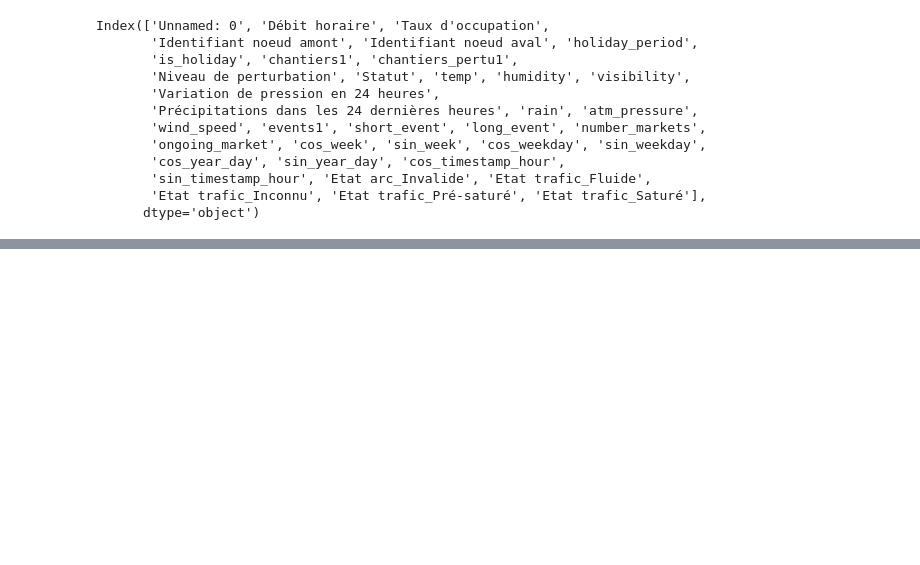
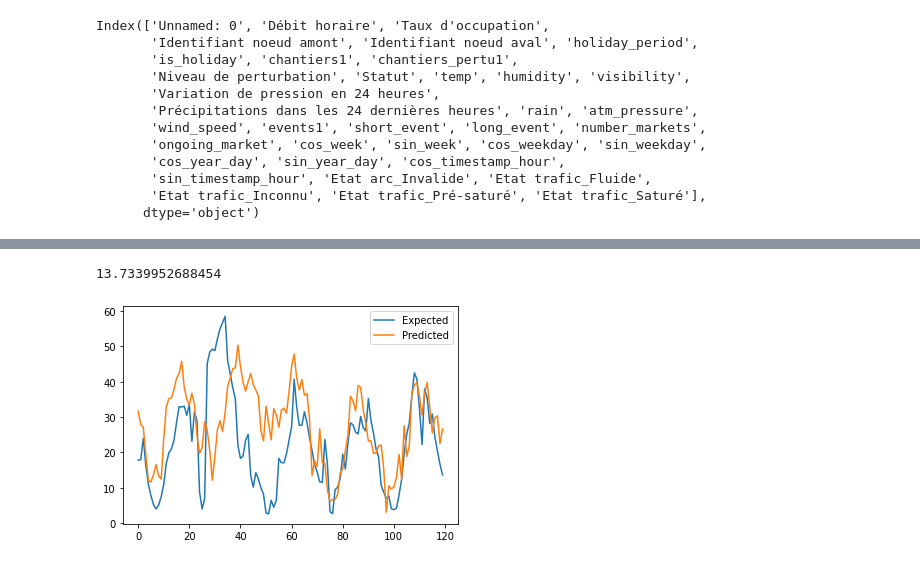
Before and after one commit to Behachee/Road-Traffic-Prediction-Paris, a Jupyter notebook: XGBoost.ipynb, the cells around one changed output, grey strips where cells are left out. Cells and saved outputs as stored; diff of their text form; code cells hidden in the pictures; blank space fills up the shorter version.

```diff
--- a/XGBoost.ipynb
+++ b/XGBoost.ipynb
@@ -504,0 +599,30 @@ plt.show()
+# %%
+champs_numeric = champs.drop(columns=['Libelle', 'Débit horaire', 'Date et heure de comptage', 'Libelle noeud amont', 'Libelle noeud aval', 'date', 'timestamp', 'timestamp_short', 'arrondissement','Identifiant arc', 'holiday', 'yearmonth', 'day_of_week', 'Etat arc', 'Etat trafic'], errors='ignore')
+
+train, test = champs_numeric.iloc[:-120, :], champs_numeric.iloc[-120:, :]
+
+trainX, trainy = train.loc[:, train.columns != "Taux d'occupation"], train.loc[:, ["Taux d'occupation"]]
+testX, testy_tx = test.loc[:, test.columns != "Taux d'occupation"], test.loc[:, ["Taux d'occupation"]]
+
+trainX = np.asarray(trainX)
+trainy = np.asarray(trainy)
+testX = np.asarray(testX)
+testy_tx = np.asarray(testy_tx)
+
+model = XGBRegressor(objective='reg:squarederror', n_estimators=1000)
+model.fit(trainX, trainy)
+
+yhat4 = model.predict(testX)
+
+error4 = mean_squared_error(testy_tx, yhat4)
+
+rmse4 = np.sqrt(error4)
+print(rmse4)
+# plot expected vs preducted
+plt.plot(testy_tx, label='Expected')
+plt.plot(yhat4, label='Predicted')
+plt.legend()
+plt.show()
+# %% [output]
+13.7339952688454
+[figure, added]
```
Also changed, not shown: parts of 7 cells of this notebook.
